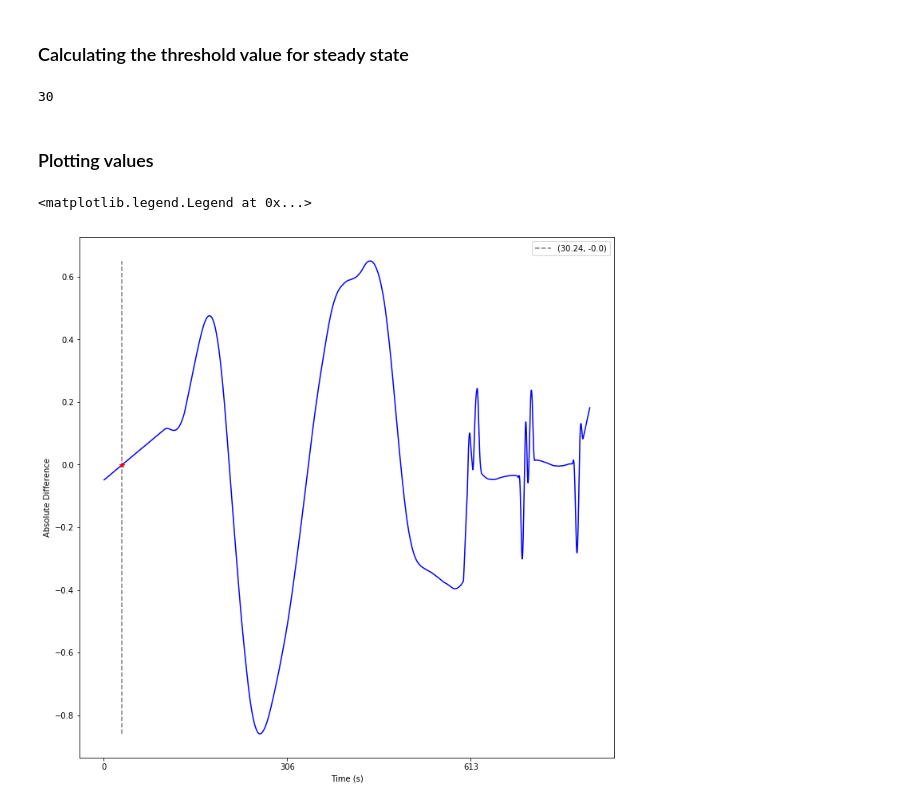
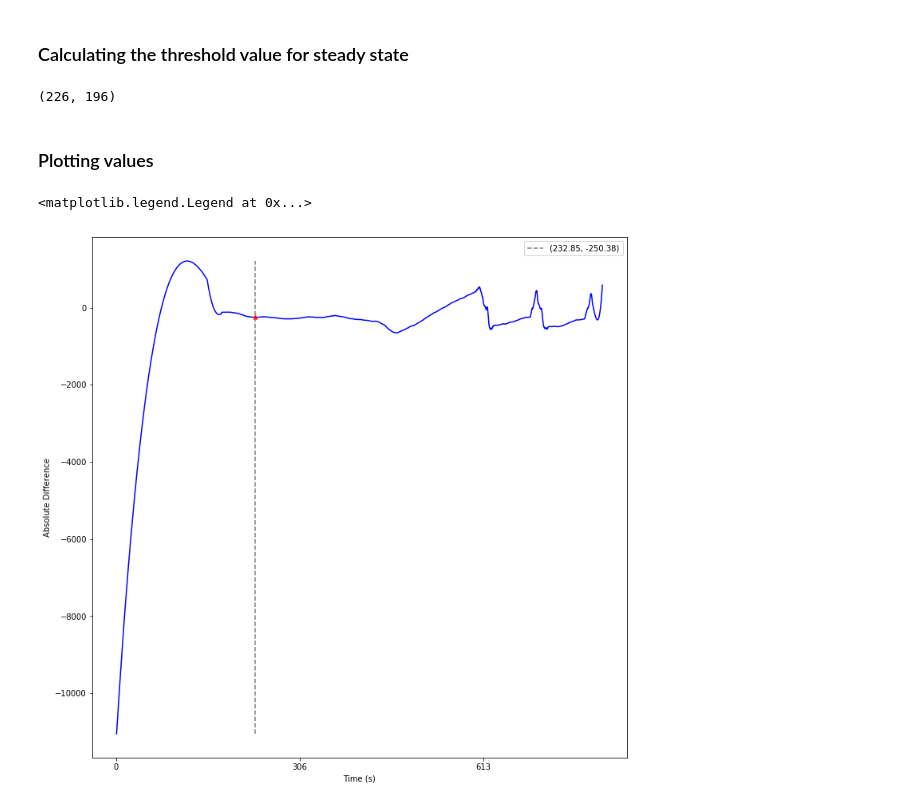
Before and after one commit to ecthompson99/Sniffing-Sensor, a Jupyter notebook: Absolute Error.ipynb, the cells around one changed output. Drawn from its saved outputs; the diff is of its cells as text; code cells hidden in the pictures.

```diff
--- a/Absolute Error.ipynb
+++ b/Absolute Error.ipynb
@@ -12,7 +12,7 @@ import numpy as np
 from scipy.signal import savgol_filter as sgf
 from math import factorial as fact
 
-df = pd.read_csv("../Scan CSV Files/10.csv")
+df = pd.read_csv("../Scan CSV Files/14.csv")
 df.drop("Unnamed: 0", axis = 1, inplace=True)
 df.set_index("Wavelengths", inplace=True)
 df.head()
@@ -63,33 +63,34 @@ def steady_state(seq, n=60, eps=0.2):
     for i in range(len(seq)):
         win = seq[i:i+n]
         if sum(win) == n:
-            return int(i+n/2)
+            return int(i+n/2), i
+    return "Never reached steady state"
 
 threshold = steady_state(sec_deriv)
 # %%
 threshold
 # %% [output]
-30
+(226, 196)
 # %% [markdown]
 ### Plotting values
 # %%
 %matplotlib inline
 
-curr_plot = sec_deriv
+curr_plot = change
 
 fig = plt.figure(figsize=(12,12))
 ax = fig.add_subplot(111, ylabel="Absolute Difference", xlabel="Time (s)")
 ax.set_xticks([float(df.columns[i])*2 for i in range(len(df.columns)) if i%int(len(df.columns)/10) == 0])
 
 dfcols = [float(i) for i in df.columns[1:threshold]] + [float(i) for i in df.columns[threshold+1:-1]]
 ax.plot(dfcols, np.concatenate((curr_plot[:threshold], curr_plot[threshold+1:])), 'b-')
 ax.plot(float(df.columns[threshold]), curr_plot[threshold], 'r*')
 
 # plt.axvspan(0,float(df.columns[threshold]), color="y", alpha=0.2)
 # plt.axhspan(min(curr_plot),curr_plot[threshold], color="b", alpha=0.2)
 plt.vlines(float(df.columns[threshold]),min(curr_plot), max(curr_plot), alpha=0.5, linestyles={'dashed'}, label='{}'
            .format((float(df.columns[threshold]), round(curr_plot[threshold],2))))
 plt.legend()
 # %% [output]
 <matplotlib.legend.Legend at 0x...>
-[figure, old version]
+[figure, new version]
```
Also changed, not shown: parts of 5 cells of this notebook, 5 other files.
